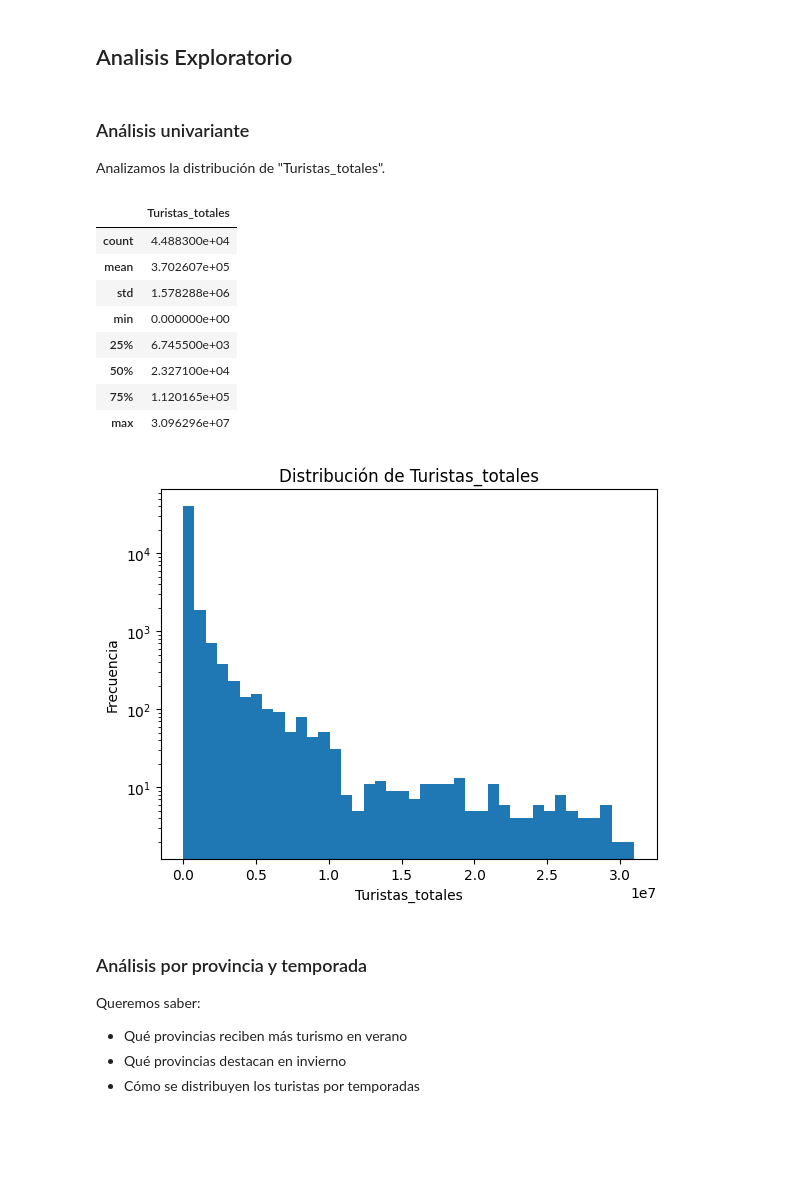
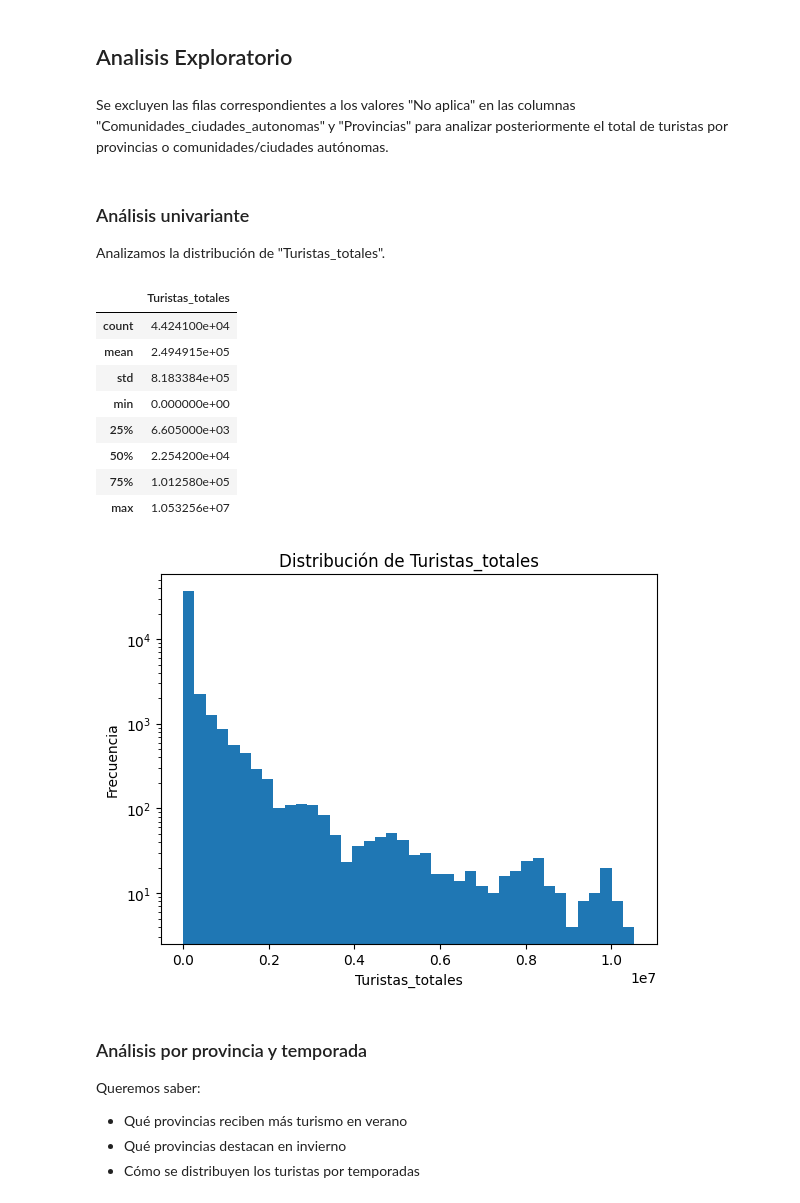
Before and after one commit to MirnaGarridoR/TrabajoML, a Jupyter notebook: ML - TURISMO/EDA-TURISMO.ipynb, the cells around one changed output. Saved outputs shown, nothing was run; the diff lists cells and outputs as text; code cells hidden in the pictures; blank space fills up the shorter version.

```diff
--- a/ML - TURISMO/EDA-TURISMO.ipynb
+++ b/ML - TURISMO/EDA-TURISMO.ipynb
@@ -547,31 +582,38 @@ df_turismo.head()
 # %% [markdown]
 ## Analisis Exploratorio
+# %% [markdown]
+Se excluyen las filas correspondientes a los valores "No aplica" en las columnas "Comunidades_ciudades_autonomas" y "Provincias" para analizar posteriormente el total de turistas por provincias o comunidades/ciudades autónomas.
+# %%
+df_territorial = df_turismo[
+    (df_turismo["Comunidades_ciudades_autonomas"] != "No aplica") &
+    (df_turismo["Provincias"] != "No aplica")
+].copy()
 # %% [markdown]
 ### Análisis  univariante
 
 Analizamos la distribución de "Turistas_totales".
 # %%
-df_turismo[['Turistas_totales']].describe()
+df_territorial[['Turistas_totales']].describe()
 # %% [output]
 |  | Turistas_totales |
-| count | 4.488300e+04 |
-| mean | 3.702607e+05 |
-| std | 1.578288e+06 |
+| count | 4.424100e+04 |
+| mean | 2.494915e+05 |
+| std | 8.183384e+05 |
 | min | 0.000000e+00 |
-| 25% | 6.745500e+03 |
-| 50% | 2.327100e+04 |
-| 75% | 1.120165e+05 |
-| max | 3.096296e+07 |
+| 25% | 6.605000e+03 |
+| 50% | 2.254200e+04 |
+| 75% | 1.012580e+05 |
+| max | 1.053256e+07 |
 # %%
 plt.figure()
 
-df_turismo['Turistas_totales'].plot(kind="hist", bins=40, log=True)
+df_territorial['Turistas_totales'].plot(kind="hist", bins=40, log=True)
 plt.title("Distribución de Turistas_totales")
 plt.xlabel("Turistas_totales")
 plt.ylabel("Frecuencia")
 plt.show()
 # %% [output]
-[figure, old version]
+[figure, new version]
 # %% [markdown]
 ### Análisis por provincia y temporada
 
```
Also changed, not shown: parts of 43 cells of this notebook, 4 other files.
